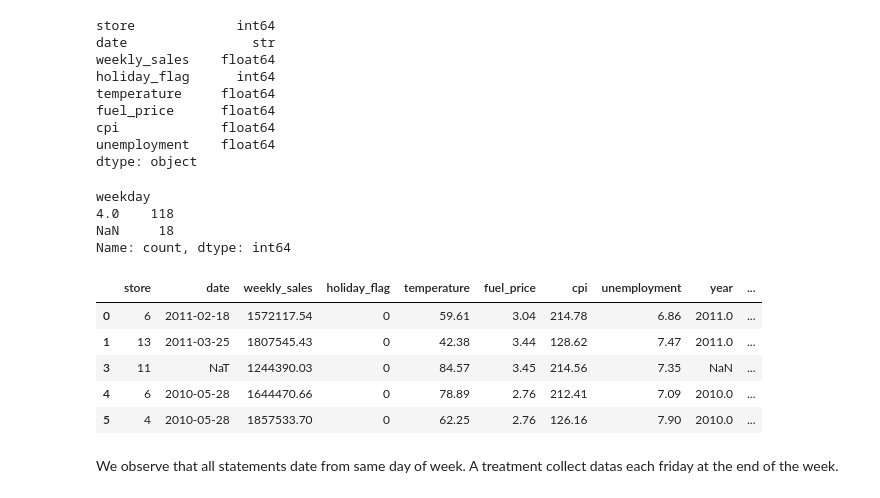
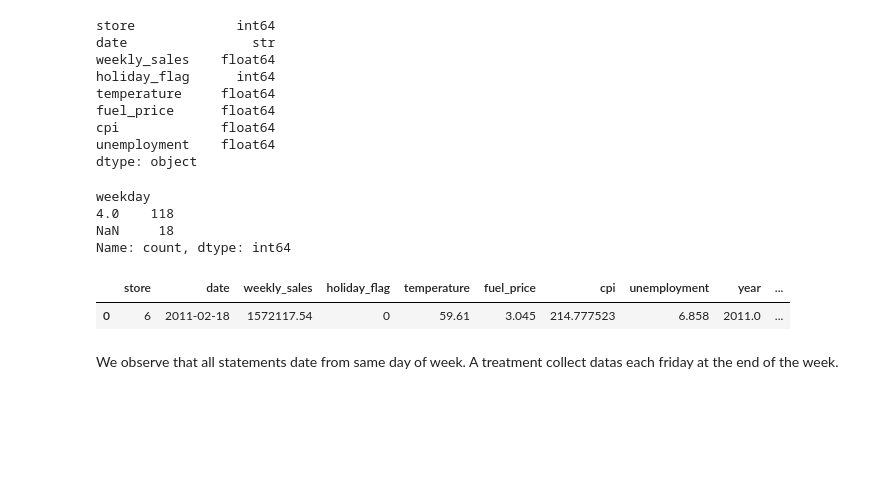
Before and after one commit to helene-mourez/WALMART_SALES, a Jupyter notebook: 02_walmart_sales_eda.ipynb, the cells around one changed output. Saved outputs shown, nothing was run; the diff lists cells and outputs as text; code cells hidden in the pictures; blank space fills up the shorter version.

```diff
--- a/02_walmart_sales_eda.ipynb
+++ b/02_walmart_sales_eda.ipynb
@@ -189 +194,4 @@ df = df.dropna(subset=['weekly_sales'])
+# %%
+# La distribution unemployment est symétrique, proche de la loi normale. Imputation avec la moyenne.
+df['unemployment'] = df['unemployment'].fillna(df['unemployment'].mean())
 # %%
@@ -278,14 +269,10 @@ weekday
 NaN     18
 Name: count, dtype: int64
 # %%
-df.head(5)
+df.head(1)
 # %% [output]
 |  | store | date | weekly_sales | holiday_flag | temperature | fuel_price | cpi | unemployment | year | ... |
-| 0 | 6 | 2011-02-18 | 1572117.54 | 0 | 59.61 | 3.04 | 214.78 | 6.86 | 2011.0 | ... |
-| 1 | 13 | 2011-03-25 | 1807545.43 | 0 | 42.38 | 3.44 | 128.62 | 7.47 | 2011.0 | ... |
-| 3 | 11 | NaT | 1244390.03 | 0 | 84.57 | 3.45 | 214.56 | 7.35 | NaN | ... |
-| 4 | 6 | 2010-05-28 | 1644470.66 | 0 | 78.89 | 2.76 | 212.41 | 7.09 | 2010.0 | ... |
-| 5 | 4 | 2010-05-28 | 1857533.70 | 0 | 62.25 | 2.76 | 126.16 | 7.90 | 2010.0 | ... |
+| 0 | 6 | 2011-02-18 | 1572117.54 | 0 | 59.61 | 3.045 | 214.777523 | 6.858 | 2011.0 | ... |
 # %% [markdown]
 We observe that all statements date from same day of week. A treatment collect datas each friday at the end of the week.
 # %% [markdown]
```
Also changed, not shown: parts of 41 cells of this notebook, 2 other files.
